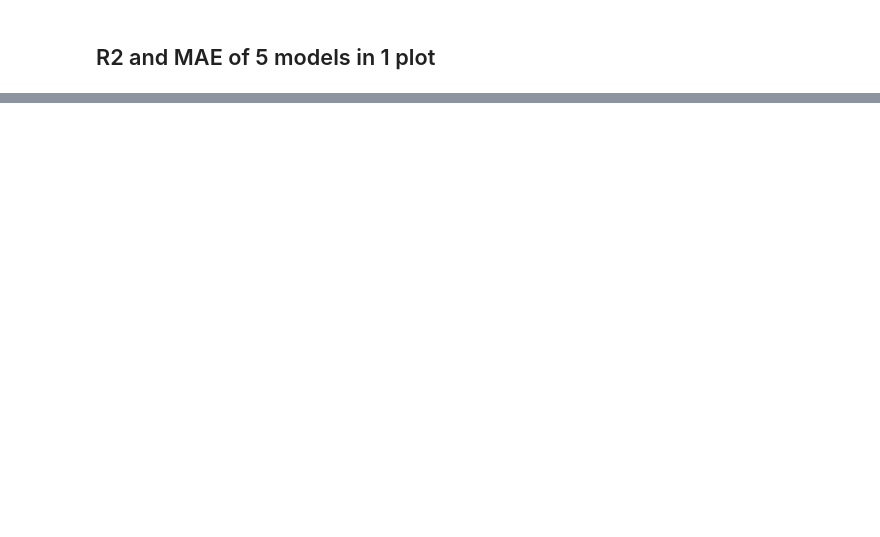
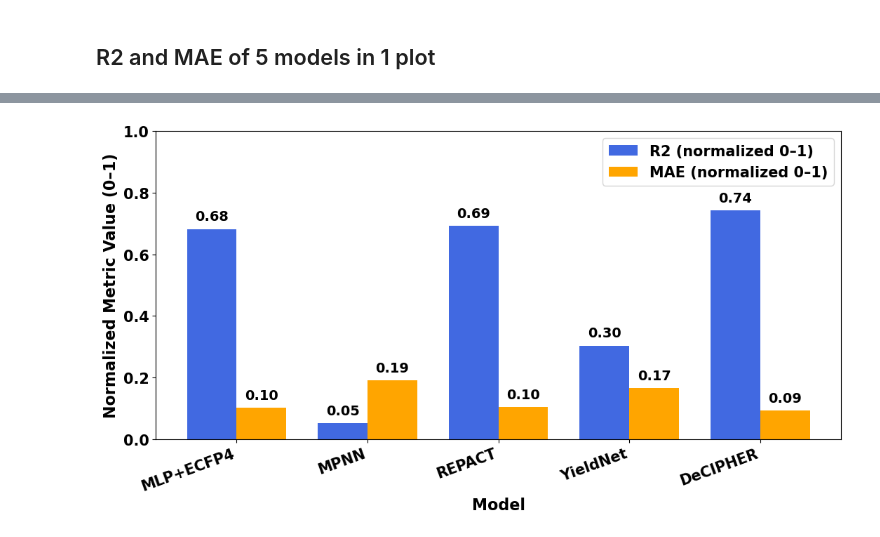
Before and after one commit to anonymousauthor201/icml2026-supplement, a Jupyter notebook: code/ICML2026_Code.ipynb, the cells around one changed output, grey strips where cells are left out. Cells and saved outputs as stored; diff of their text form; code cells hidden in the pictures; blank space fills up the shorter version.

```diff
--- a/code/ICML2026_Code.ipynb
+++ b/code/ICML2026_Code.ipynb
@@ -2184,0 +2007,92 @@ ax1.legend(handles1 + handles2, labels1 + labels2,
+# %%
+import numpy as np
+import matplotlib.pyplot as plt
+
+# -----------------------------
+# Global font configuration
+# -----------------------------
+FONT_SIZE = 16          # base font size for most text
+TITLE_SIZE = 18         # title
+LABEL_SIZE = 17         # axis labels
+TICK_SIZE  = 15         # tick labels
+LEGEND_SIZE = 15        # legend
+ANNOT_SIZE = 14         # values on bars
+
+plt.rcParams.update({
+    "font.size": FONT_SIZE,
+    "axes.titlesize": TITLE_SIZE,
+    "axes.labelsize": LABEL_SIZE,
+    "xtick.labelsize": TICK_SIZE,
+    "ytick.labelsize": TICK_SIZE,
+    "legend.fontsize": LEGEND_SIZE,
+    "font.weight": "bold"
+})
+
+# -----------------------------
+# Data (fixed order)
+# -----------------------------
+models = ["MLP+ECFP4", "MPNN", "REPACT", "YieldNet", "DeCIPHER"]
+
+r2 = np.array([
+    0.6814756937962926,   # MLP+ECFP4
+    0.05269932247251918,  # MPNN
+    0.6913674267955847,   # REPACT
+    0.30354058969836295,  # YieldNet
+    0.7423918173931059    # DeCIPHER
+#     0.77
+])
+
+mae = np.array([
+    0.10272184960756511,  # MLP+ECFP4
+    0.19127913648768322,  # MPNN
+    0.10374627542800832,  # REPACT
+    0.1659703051136153,   # YieldNet
+    0.09293967872253504   # DeCIPHER
+])
+
+# -----------------------------
+# One plot: grouped bars + value labels (2 decimals)
+# -----------------------------
+x = np.arange(len(models))
+w = 0.38
+
+fig, ax = plt.subplots(figsize=(11, 6))
+
+bars_r2  = ax.bar(x - w/2, r2,  width=w, label="R2 (normalized 0–1)",color="royalblue")
+bars_mae = ax.bar(x + w/2, mae, width=w, label="MAE (normalized 0–1)",color="orange")
+
+ax.set_xticks(x)
+ax.set_xticklabels(models, rotation=20, ha="right")
+# ax.set_xticklabels(models)
+ax.set_xlabel("Model")
+ax.set_ylabel("Normalized Metric Value (0–1)")
+# ax.set_title("Normalized R2 and MAE Across Models")
+ax.set_ylim(0, 1.0)
+
+ax.legend(loc="best", frameon=True)
+
+# Add numeric labels (2 decimal places) on top of each bar
+def add_labels(bars, fontsize=ANNOT_SIZE):
+    for b in bars:
+        h = b.get_height()
+        ax.annotate(
+            f"{h:.2f}",
+            xy=(b.get_x() + b.get_width() / 2, h),
+            xytext=(0, 6),
+            textcoords="offset points",
+            ha="center",
+            va="bottom",
+            fontsize=fontsize
+        )
+
+add_labels(bars_r2)
+add_labels(bars_mae)
+
+fig.tight_layout()
+
+# Save as PDF
+# fig.savefig("r2_mae_all_models_largefont_annoted.pdf", format="pdf", bbox_inches="tight", dpi=400)
+
+plt.show()
+# %% [output]
+[figure, added]
```
Also changed, not shown: parts of 13 cells of this notebook, 1 other file.
